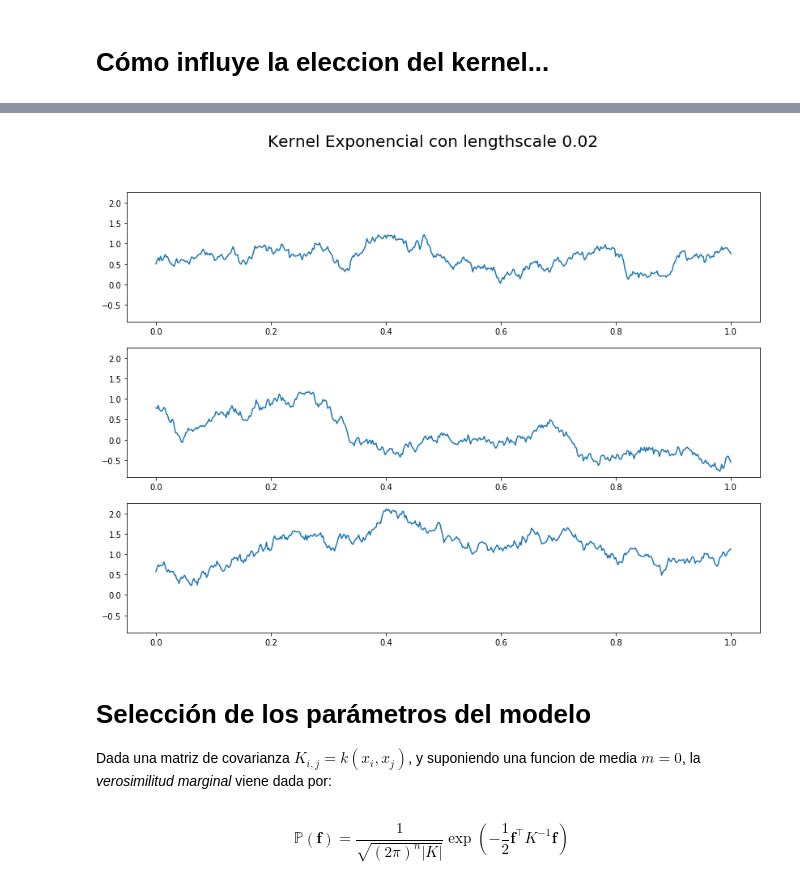
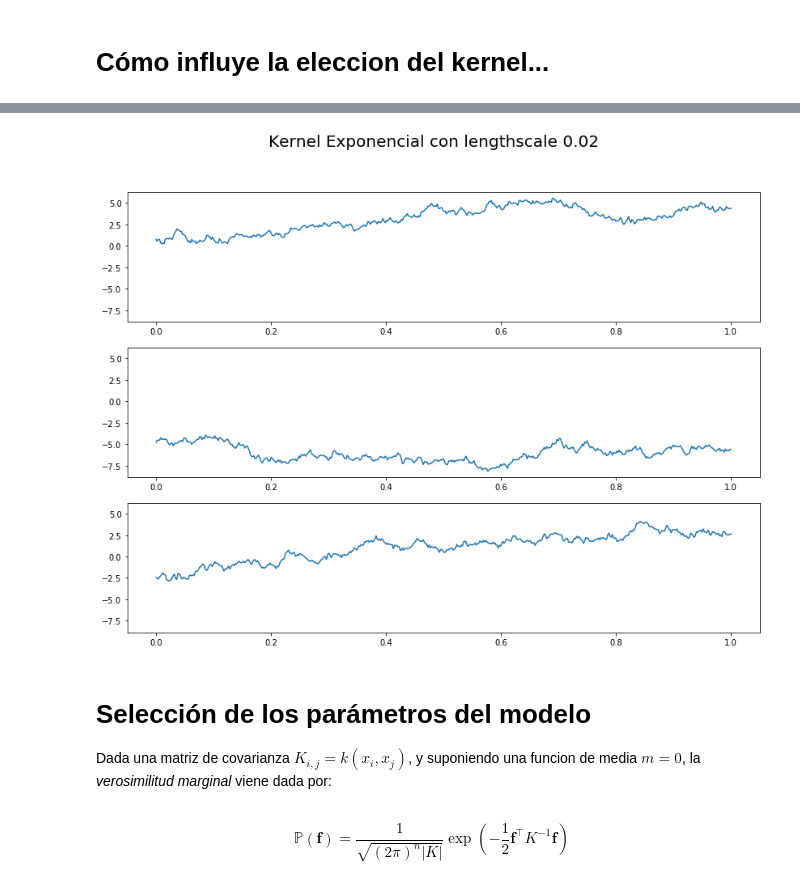
Before and after one commit to jpmerlet/gp_spc, a Jupyter notebook: code_git/presentacion_resultados.ipynb, the cells around one changed output, grey strips where cells are left out. Drawn from its saved outputs; the diff is of its cells as text; code cells hidden in the pictures.

```diff
--- a/code_git/presentacion_resultados.ipynb
+++ b/code_git/presentacion_resultados.ipynb
@@ -69,7 +69,7 @@ import GPy
 import numpy as np
 import matplotlib.pyplot as plt
 
-k = GPy.kern.RBF(input_dim=1, lengthscale=0.02, variance=2)
+k = GPy.kern.RBF(input_dim=1, lengthscale=0.2, variance=2)
 X = np.linspace(0.,1.,500)
 
 # 500 points evenly spaced over [0,1]
@@ -96,27 +96,27 @@ plt.show()
 # %%
-k = GPy.kern.Exponential(input_dim=1, lengthscale=1)
+k = GPy.kern.Exponential(input_dim=1, lengthscale=1, variance=9)
 X = np.linspace(0.,1.,500)
 
 # 500 points evenly spaced over [0,1]
 X = X[:,None]
 # reshape X to make it n*D
 mu = np.zeros((500))
 # vector of the means
 C = k.K(X,X)
 # covariance matrix
 # Generate 20 sample path with mean mu and covariance C
 Z = np.random.multivariate_normal(mu,C,20)
 
 fig, axes = plt.subplots(nrows=3, ncols=1, sharey=True)
 fig.set_size_inches(14,10)
 for i,ax in enumerate(axes):
     eje_i = axes[i,]
     eje_i.plot(X[:], Z[i,])
     # eje_i.set_title('Kernel Expoential con lengthscale {}'.format(0.02), size=20)
 plt.suptitle('Kernel Exponencial con lengthscale {}'.format(0.02), fontsize=20)
 plt.show()
 # %% [output]
-[figure, old version]
+[figure, new version]
 # %% [markdown]
 # Selección de los parámetros del modelo
 
```
Also changed, not shown: parts of 2 cells of this notebook, 5 other files.
